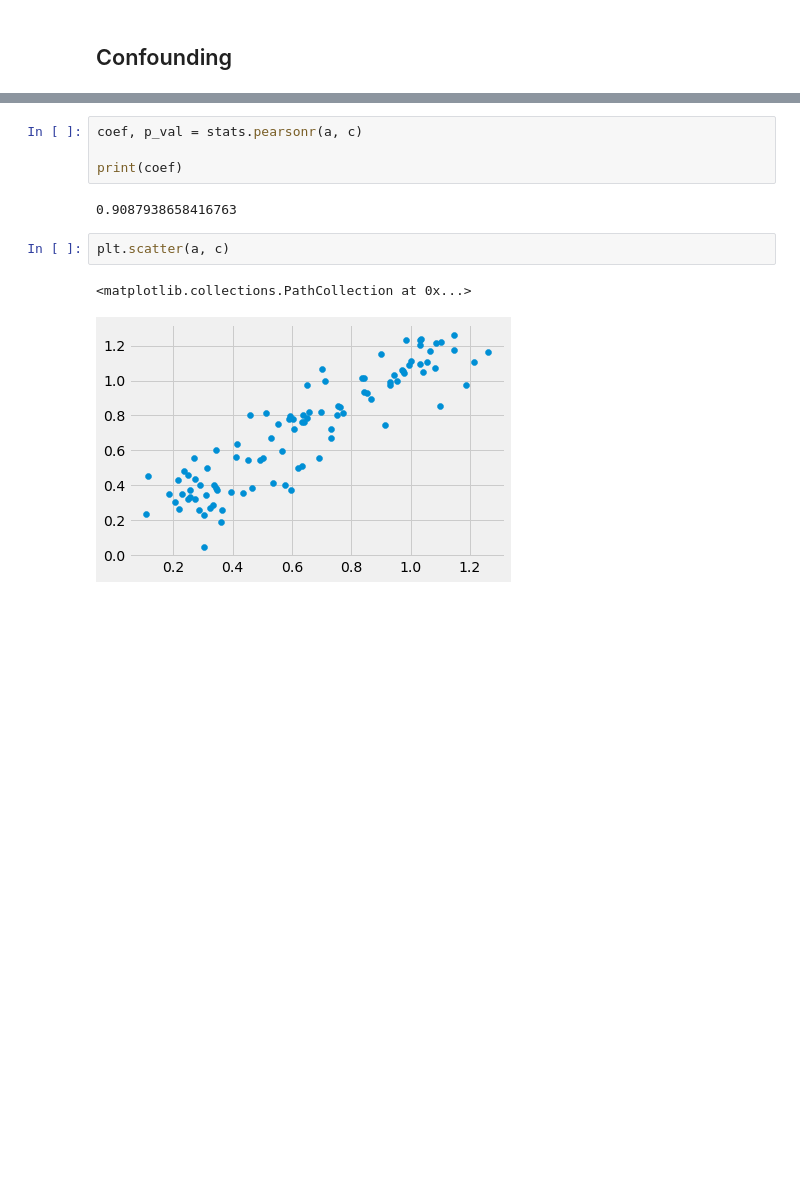
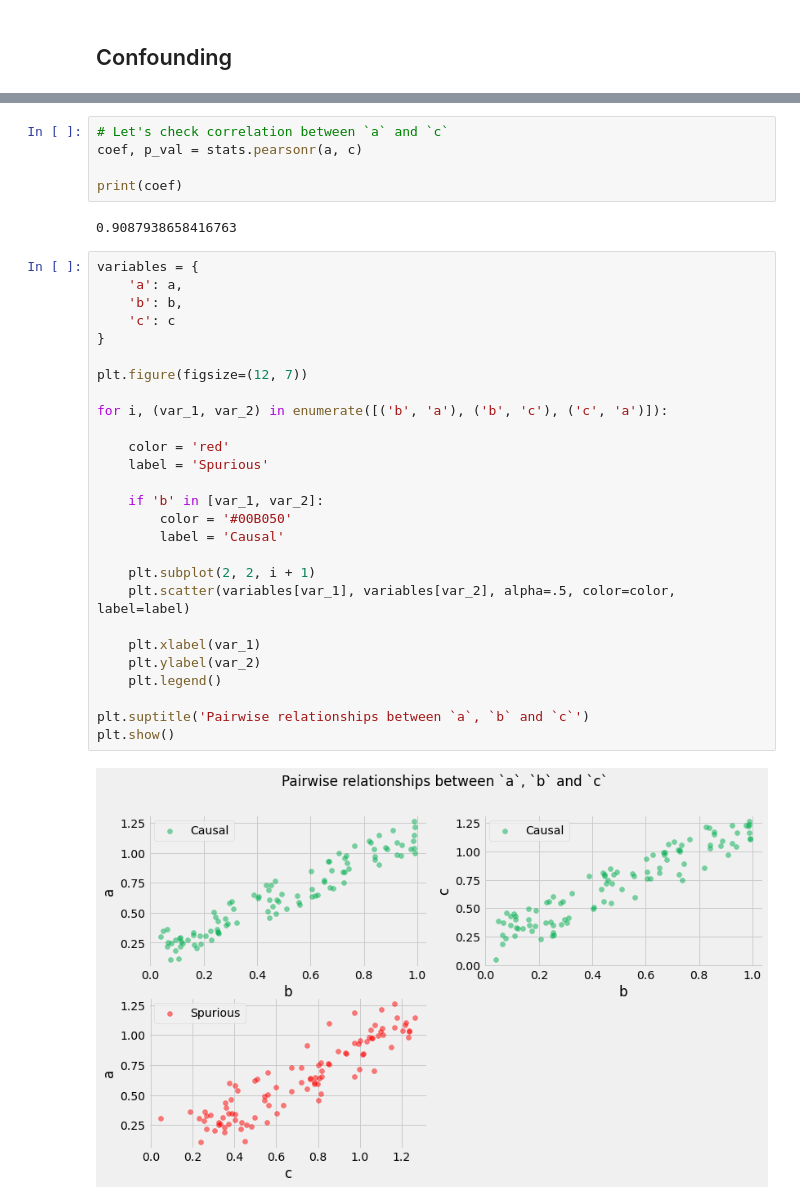
Before and after one commit to PacktPublishing/Causal-Inference-and-Discovery-in-Python, a Jupyter notebook: Chapter_01.ipynb, the cells around one changed output, grey strips where cells are left out. Drawn from its saved outputs; the diff is of its cells as text; blank space fills up the shorter version.

```diff
--- a/Chapter_01.ipynb
+++ b/Chapter_01.ipynb
@@ -18,13 +23,38 @@ b = np.random.rand(100)
 a = b + .3 * np.random.rand(100)
 c = b + .4 * np.random.rand(100)
 # %%
+# Let's check correlation between `a` and `c`
 coef, p_val = stats.pearsonr(a, c)
 
 print(coef)
 # %% [output]
 0.9087938658416763
-# %%
-plt.scatter(a, c)
-# %% [output]
-<matplotlib.collections.PathCollection at 0x...>
-[figure, removed]
+# %%
+variables = {
+    'a': a,
+    'b': b,
+    'c': c
+}
+
+plt.figure(figsize=(12, 7))
+
+for i, (var_1, var_2) in enumerate([('b', 'a'), ('b', 'c'), ('c', 'a')]):
+
+    color = 'red'
+    label = 'Spurious'
+
+    if 'b' in [var_1, var_2]:
+        color = '#00B050'
+        label = 'Causal'
+
+    plt.subplot(2, 2, i + 1)
+    plt.scatter(variables[var_1], variables[var_2], alpha=.5, color=color, label=label)
+
+    plt.xlabel(var_1)
+    plt.ylabel(var_2)
+    plt.legend()
+
+plt.suptitle('Pairwise relationships between `a`, `b` and `c`')
+plt.show()
+# %% [output]
+[figure, added]
```
Also changed, not shown: parts of 2 cells of this notebook.
